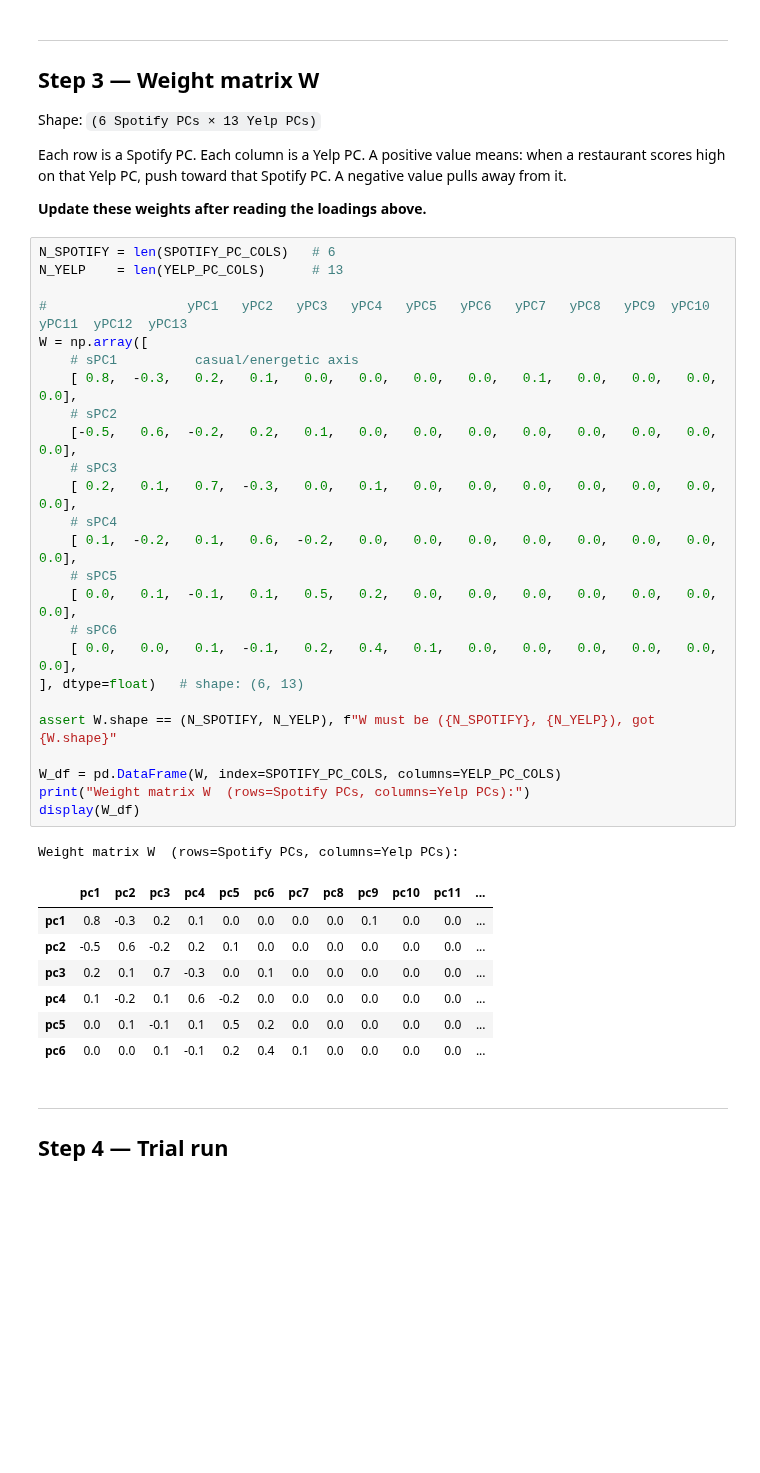
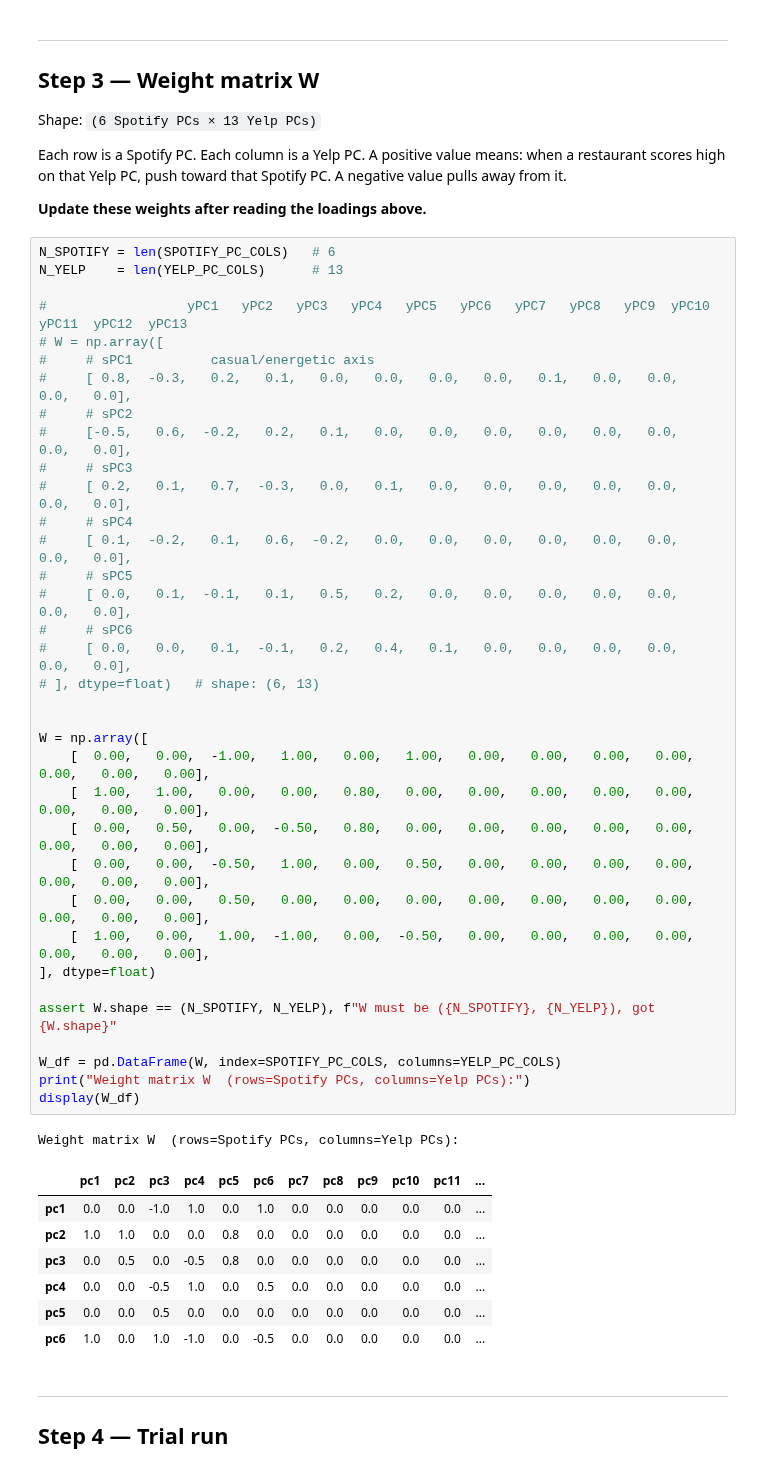
Before and after one commit to Ryanmsy/what-songs-should-restaurant-play, a Jupyter notebook: notebooks/05_trialrecommender.ipynb, the cells around one changed output. Drawn from its saved outputs; the diff is of its cells as text; blank space fills up the shorter version.

```diff
--- a/notebooks/05_trialrecommender.ipynb
+++ b/notebooks/05_trialrecommender.ipynb
@@ -124,37 +124,47 @@ A negative value pulls away from it.
 # %%
 N_SPOTIFY = len(SPOTIFY_PC_COLS)   # 6
 N_YELP    = len(YELP_PC_COLS)      # 13
 
 #                  yPC1   yPC2   yPC3   yPC4   yPC5   yPC6   yPC7   yPC8   yPC9  yPC10  yPC11  yPC12  yPC13
+# W = np.array([
+#     # sPC1          casual/energetic axis
+#     [ 0.8,  -0.3,   0.2,   0.1,   0.0,   0.0,   0.0,   0.0,   0.1,   0.0,   0.0,   0.0,   0.0],
+#     # sPC2
+#     [-0.5,   0.6,  -0.2,   0.2,   0.1,   0.0,   0.0,   0.0,   0.0,   0.0,   0.0,   0.0,   0.0],
+#     # sPC3
+#     [ 0.2,   0.1,   0.7,  -0.3,   0.0,   0.1,   0.0,   0.0,   0.0,   0.0,   0.0,   0.0,   0.0],
+#     # sPC4
+#     [ 0.1,  -0.2,   0.1,   0.6,  -0.2,   0.0,   0.0,   0.0,   0.0,   0.0,   0.0,   0.0,   0.0],
+#     # sPC5
+#     [ 0.0,   0.1,  -0.1,   0.1,   0.5,   0.2,   0.0,   0.0,   0.0,   0.0,   0.0,   0.0,   0.0],
+#     # sPC6
+#     [ 0.0,   0.0,   0.1,  -0.1,   0.2,   0.4,   0.1,   0.0,   0.0,   0.0,   0.0,   0.0,   0.0],
+# ], dtype=float)   # shape: (6, 13)
+
+
 W = np.array([
-    # sPC1          casual/energetic axis
-    [ 0.8,  -0.3,   0.2,   0.1,   0.0,   0.0,   0.0,   0.0,   0.1,   0.0,   0.0,   0.0,   0.0],
-    # sPC2
-    [-0.5,   0.6,  -0.2,   0.2,   0.1,   0.0,   0.0,   0.0,   0.0,   0.0,   0.0,   0.0,   0.0],
-    # sPC3
-    [ 0.2,   0.1,   0.7,  -0.3,   0.0,   0.1,   0.0,   0.0,   0.0,   0.0,   0.0,   0.0,   0.0],
-    # sPC4
-    [ 0.1,  -0.2,   0.1,   0.6,  -0.2,   0.0,   0.0,   0.0,   0.0,   0.0,   0.0,   0.0,   0.0],
-    # sPC5
-    [ 0.0,   0.1,  -0.1,   0.1,   0.5,   0.2,   0.0,   0.0,   0.0,   0.0,   0.0,   0.0,   0.0],
-    # sPC6
-    [ 0.0,   0.0,   0.1,  -0.1,   0.2,   0.4,   0.1,   0.0,   0.0,   0.0,   0.0,   0.0,   0.0],
-], dtype=float)   # shape: (6, 13)
+    [  0.00,   0.00,  -1.00,   1.00,   0.00,   1.00,   0.00,   0.00,   0.00,   0.00,   0.00,   0.00,   0.00],
+    [  1.00,   1.00,   0.00,   0.00,   0.80,   0.00,   0.00,   0.00,   0.00,   0.00,   0.00,   0.00,   0.00],
+    [  0.00,   0.50,   0.00,  -0.50,   0.80,   0.00,   0.00,   0.00,   0.00,   0.00,   0.00,   0.00,   0.00],
+    [  0.00,   0.00,  -0.50,   1.00,   0.00,   0.50,   0.00,   0.00,   0.00,   0.00,   0.00,   0.00,   0.00],
+    [  0.00,   0.00,   0.50,   0.00,   0.00,   0.00,   0.00,   0.00,   0.00,   0.00,   0.00,   0.00,   0.00],
+    [  1.00,   0.00,   1.00,  -1.00,   0.00,  -0.50,   0.00,   0.00,   0.00,   0.00,   0.00,   0.00,   0.00],
+], dtype=float)
 
 assert W.shape == (N_SPOTIFY, N_YELP), f"W must be ({N_SPOTIFY}, {N_YELP}), got {W.shape}"
 
 W_df = pd.DataFrame(W, index=SPOTIFY_PC_COLS, columns=YELP_PC_COLS)
 print("Weight matrix W  (rows=Spotify PCs, columns=Yelp PCs):")
 display(W_df)
 # %% [output]
 Weight matrix W  (rows=Spotify PCs, columns=Yelp PCs):
 |  | pc1 | pc2 | pc3 | pc4 | pc5 | pc6 | pc7 | pc8 | pc9 | pc10 | pc11 | ... |
-| pc1 | 0.8 | -0.3 | 0.2 | 0.1 | 0.0 | 0.0 | 0.0 | 0.0 | 0.1 | 0.0 | 0.0 | ... |
-| pc2 | -0.5 | 0.6 | -0.2 | 0.2 | 0.1 | 0.0 | 0.0 | 0.0 | 0.0 | 0.0 | 0.0 | ... |
-| pc3 | 0.2 | 0.1 | 0.7 | -0.3 | 0.0 | 0.1 | 0.0 | 0.0 | 0.0 | 0.0 | 0.0 | ... |
-| pc4 | 0.1 | -0.2 | 0.1 | 0.6 | -0.2 | 0.0 | 0.0 | 0.0 | 0.0 | 0.0 | 0.0 | ... |
-| pc5 | 0.0 | 0.1 | -0.1 | 0.1 | 0.5 | 0.2 | 0.0 | 0.0 | 0.0 | 0.0 | 0.0 | ... |
-| pc6 | 0.0 | 0.0 | 0.1 | -0.1 | 0.2 | 0.4 | 0.1 | 0.0 | 0.0 | 0.0 | 0.0 | ... |
+| pc1 | 0.0 | 0.0 | -1.0 | 1.0 | 0.0 | 1.0 | 0.0 | 0.0 | 0.0 | 0.0 | 0.0 | ... |
+| pc2 | 1.0 | 1.0 | 0.0 | 0.0 | 0.8 | 0.0 | 0.0 | 0.0 | 0.0 | 0.0 | 0.0 | ... |
+| pc3 | 0.0 | 0.5 | 0.0 | -0.5 | 0.8 | 0.0 | 0.0 | 0.0 | 0.0 | 0.0 | 0.0 | ... |
+| pc4 | 0.0 | 0.0 | -0.5 | 1.0 | 0.0 | 0.5 | 0.0 | 0.0 | 0.0 | 0.0 | 0.0 | ... |
+| pc5 | 0.0 | 0.0 | 0.5 | 0.0 | 0.0 | 0.0 | 0.0 | 0.0 | 0.0 | 0.0 | 0.0 | ... |
+| pc6 | 1.0 | 0.0 | 1.0 | -1.0 | 0.0 | -0.5 | 0.0 | 0.0 | 0.0 | 0.0 | 0.0 | ... |
 # %% [markdown]
 ---
 ## Step 4 — Trial run
```
Also changed, not shown: parts of 12 cells of this notebook, 11 other files.
